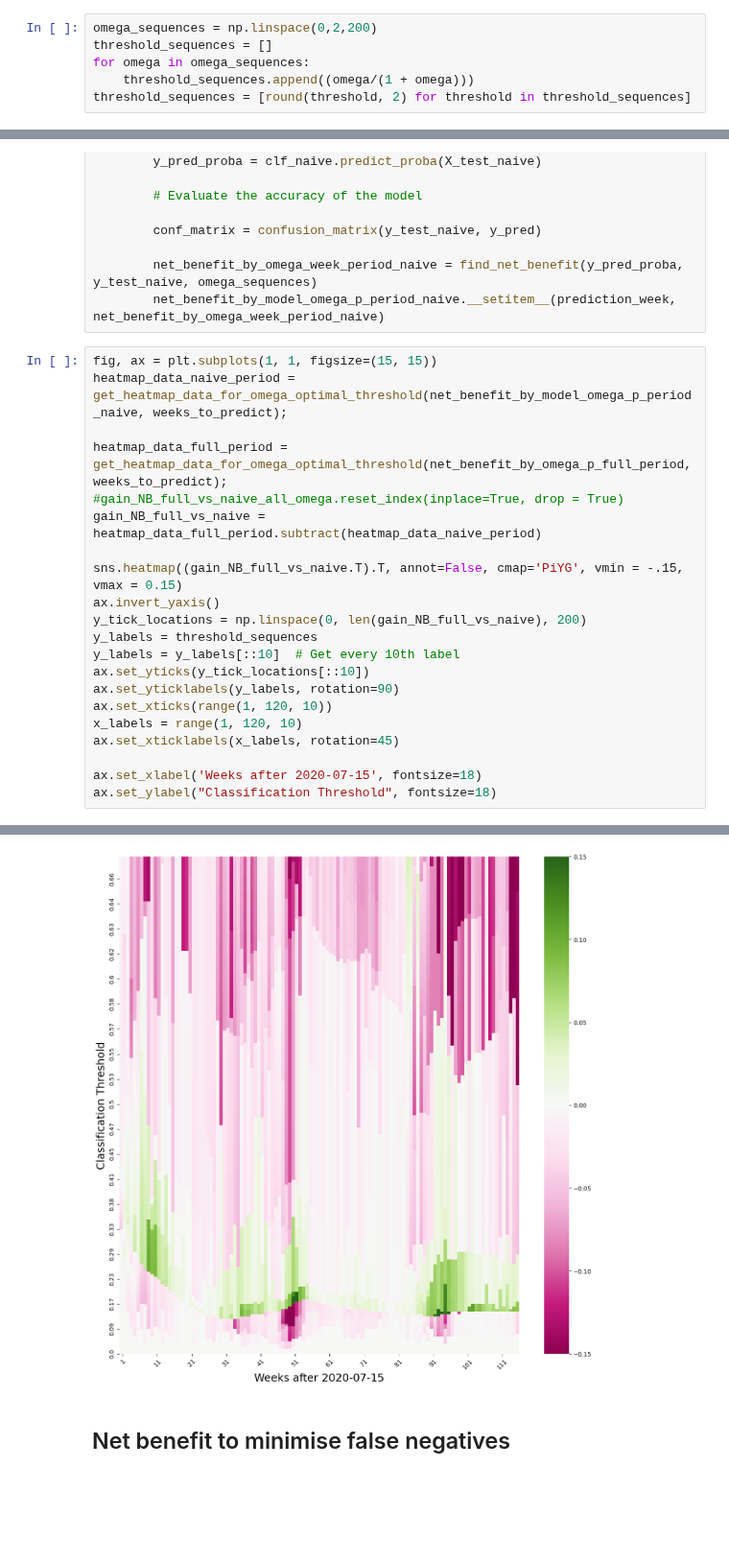
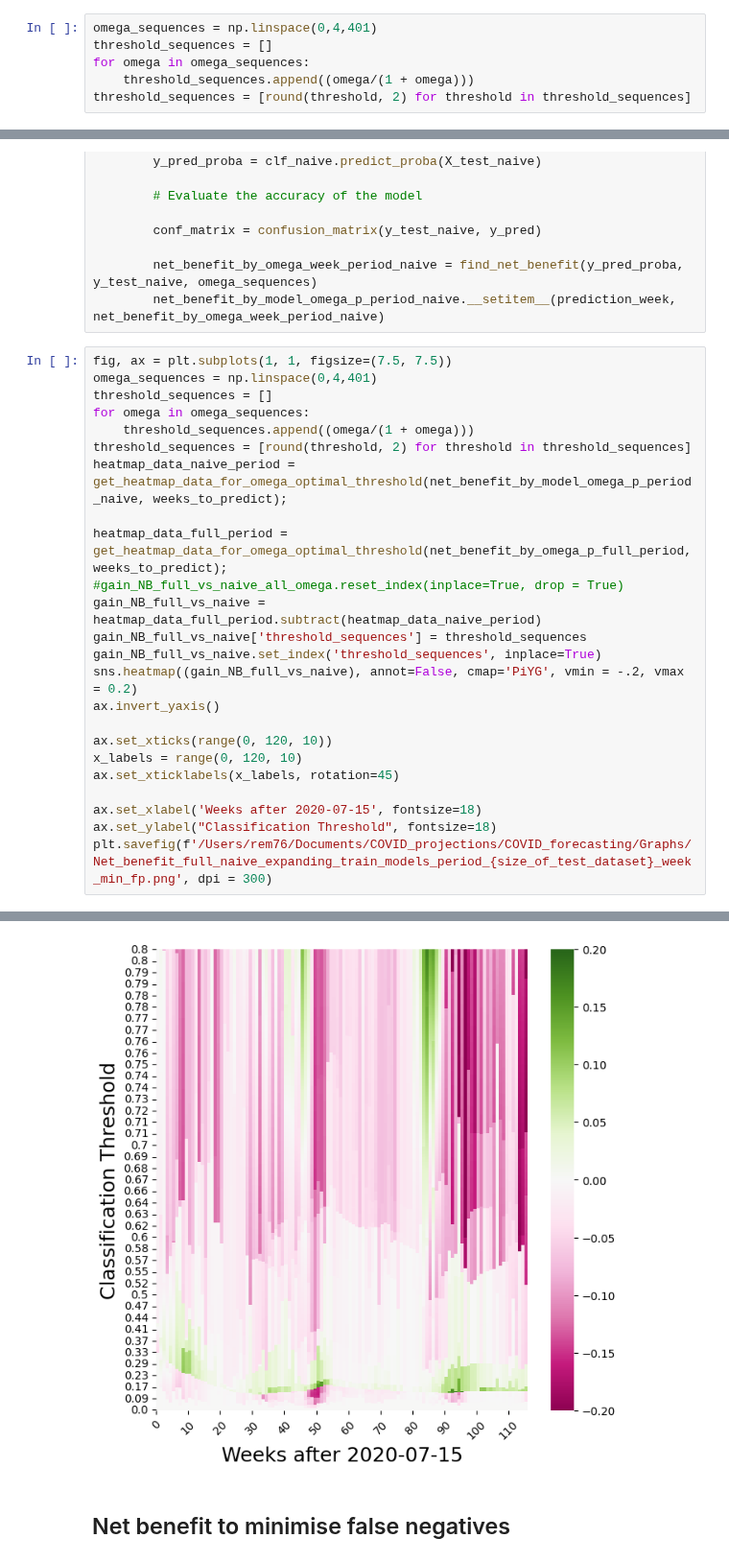
Before and after one commit to RachelMurray-Watson/COVID_forecasting, a Jupyter notebook: Net_benefit_calculation_optimal_threshold.ipynb, the cells around one changed output, grey strips where cells are left out. Shown at 96% size. Drawn from its saved outputs; the diff is of its cells as text; blank space fills up the shorter version.

Commit message:
Two graphs to compare effect of minimising false positives vs false negatives

```diff
--- a/Net_benefit_calculation_optimal_threshold.ipynb
+++ b/Net_benefit_calculation_optimal_threshold.ipynb
@@ -84,7 +85,7 @@ def get_heatmap_data_for_omega_optimal_threshold(NB_data, weeks_to_predict):
 # %% [markdown]
 # Calculate the net benefit at every optimal threshold
 # %%
-omega_sequences = np.linspace(0,2,200)
+omega_sequences = np.linspace(0,4,401)
 threshold_sequences = []
 for omega in omega_sequences:
     threshold_sequences.append((omega/(1 + omega)))
@@ -139,24 +140,27 @@ for prediction_week in weeks_to_predict:
         net_benefit_by_omega_week_period_naive = find_net_benefit(y_pred_proba, y_test_naive, omega_sequences)
         net_benefit_by_model_omega_p_period_naive.__setitem__(prediction_week, net_benefit_by_omega_week_period_naive)
 # %%
-fig, ax = plt.subplots(1, 1, figsize=(15, 15))
+fig, ax = plt.subplots(1, 1, figsize=(7.5, 7.5))
+omega_sequences = np.linspace(0,4,401)
+threshold_sequences = []
+for omega in omega_sequences:
+    threshold_sequences.append((omega/(1 + omega)))
+threshold_sequences = [round(threshold, 2) for threshold in threshold_sequences]
 heatmap_data_naive_period = get_heatmap_data_for_omega_optimal_threshold(net_benefit_by_model_omega_p_period_naive, weeks_to_predict);
 
 heatmap_data_full_period = get_heatmap_data_for_omega_optimal_threshold(net_benefit_by_omega_p_full_period, weeks_to_predict);
 #gain_NB_full_vs_naive_all_omega.reset_index(inplace=True, drop = True)
 gain_NB_full_vs_naive = heatmap_data_full_period.subtract(heatmap_data_naive_period)
+gain_NB_full_vs_naive['threshold_sequences'] = threshold_sequences
+gain_NB_full_vs_naive.set_index('threshold_sequences', inplace=True)
+sns.heatmap((gain_NB_full_vs_naive), annot=False, cmap='PiYG', vmin = -.2, vmax = 0.2)
+ax.invert_yaxis()
 
-sns.heatmap((gain_NB_full_vs_naive.T).T, annot=False, cmap='PiYG', vmin = -.15, vmax = 0.15)
-ax.invert_yaxis()
-y_tick_locations = np.linspace(0, len(gain_NB_full_vs_naive), 200)
-y_labels = threshold_sequences
-y_labels = y_labels[::10]  # Get every 10th label
-ax.set_yticks(y_tick_locations[::10])
-ax.set_yticklabels(y_labels, rotation=90)
-ax.set_xticks(range(1, 120, 10))
-x_labels = range(1, 120, 10)
+ax.set_xticks(range(0, 120, 10))
+x_labels = range(0, 120, 10)
 ax.set_xticklabels(x_labels, rotation=45)
 
 ax.set_xlabel('Weeks after 2020-07-15', fontsize=18)
 ax.set_ylabel("Classification Threshold", fontsize=18)
+plt.savefig(f'/Users/rem76/Documents/COVID_projections/COVID_forecasting/Graphs/Net_benefit_full_naive_expanding_train_models_period_{size_of_test_dataset}_week_min_fp.png', dpi = 300)
 # %% [output]
@@ -164,4 +167,4 @@ Text(158.22222222222223, 0.5, 'Classification Threshold')
-[figure, old version]
+[figure, new version]
 # %% [markdown]
 ## Net benefit to minimise false negatives
 # %%
```
Also changed, not shown: parts of 6 cells of this notebook, 2 other files.
